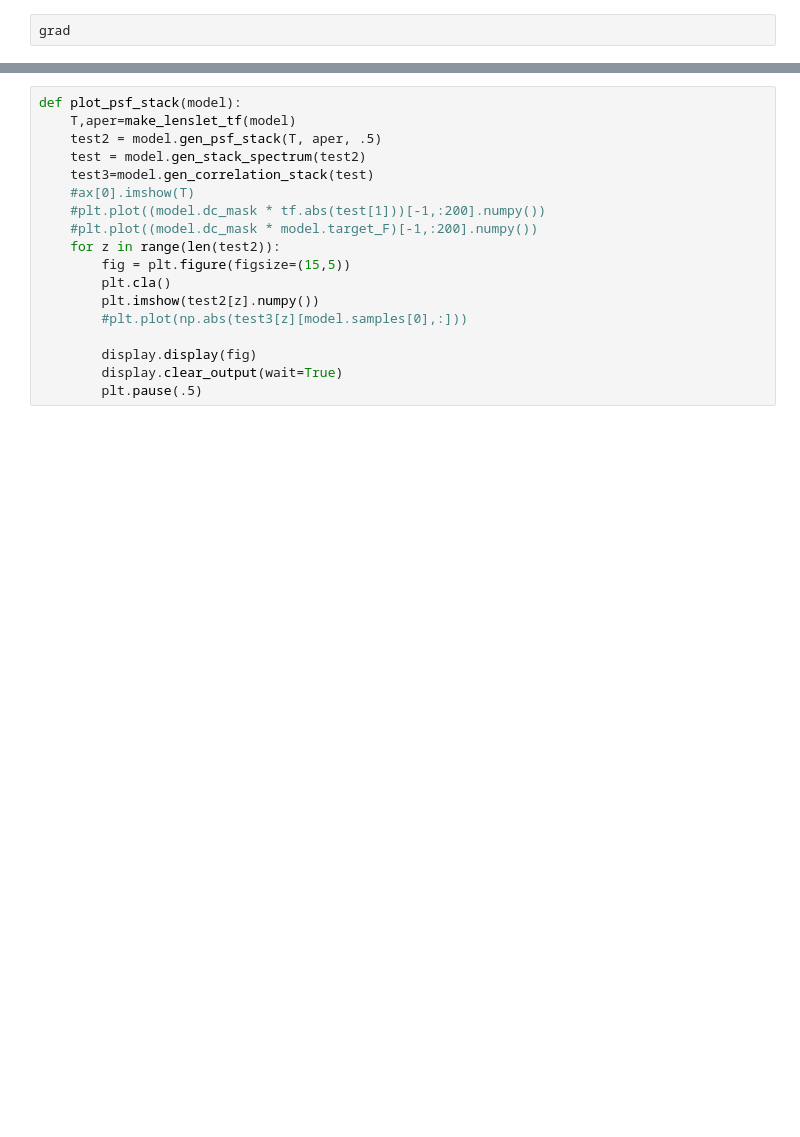
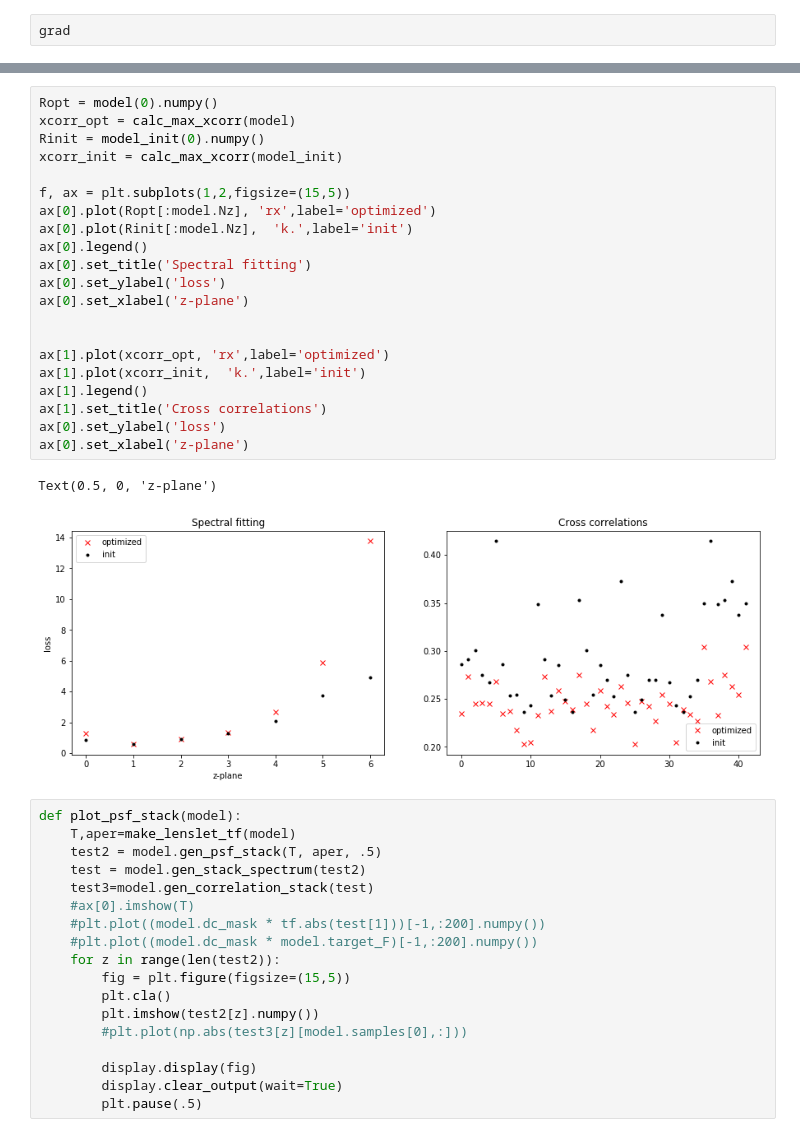
Before and after one commit to antipa/Randoscope_dev, a Jupyter notebook: RandoscopeXCorrMinTF-RadiusLearning.ipynb, the cells around one changed output, grey strips where cells are left out. Drawn from its saved outputs; the diff is of its cells as text; blank space fills up the shorter version.

```diff
--- a/RandoscopeXCorrMinTF-RadiusLearning.ipynb
+++ b/RandoscopeXCorrMinTF-RadiusLearning.ipynb
@@ -484,3 +648,27 @@ grad
+# %%
+Ropt = model(0).numpy()
+xcorr_opt = calc_max_xcorr(model)
+Rinit = model_init(0).numpy()
+xcorr_init = calc_max_xcorr(model_init)
+
+f, ax = plt.subplots(1,2,figsize=(15,5))
+ax[0].plot(Ropt[:model.Nz], 'rx',label='optimized')
+ax[0].plot(Rinit[:model.Nz],  'k.',label='init')
+ax[0].legend()
+ax[0].set_title('Spectral fitting')
+ax[0].set_ylabel('loss')
+ax[0].set_xlabel('z-plane')
+
+
+ax[1].plot(xcorr_opt, 'rx',label='optimized')
+ax[1].plot(xcorr_init,  'k.',label='init')
+ax[1].legend()
+ax[1].set_title('Cross correlations')
+ax[0].set_ylabel('loss')
+ax[0].set_xlabel('z-plane')
+# %% [output]
+Text(0.5, 0, 'z-plane')
+[figure, added]
 # %%
 def plot_psf_stack(model):
     T,aper=make_lenslet_tf(model)
```
Also changed, not shown: parts of 32 cells of this notebook.
